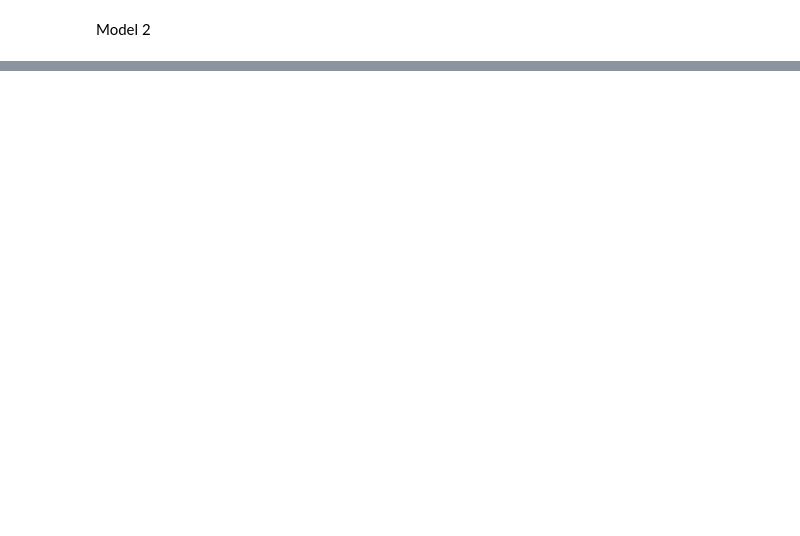
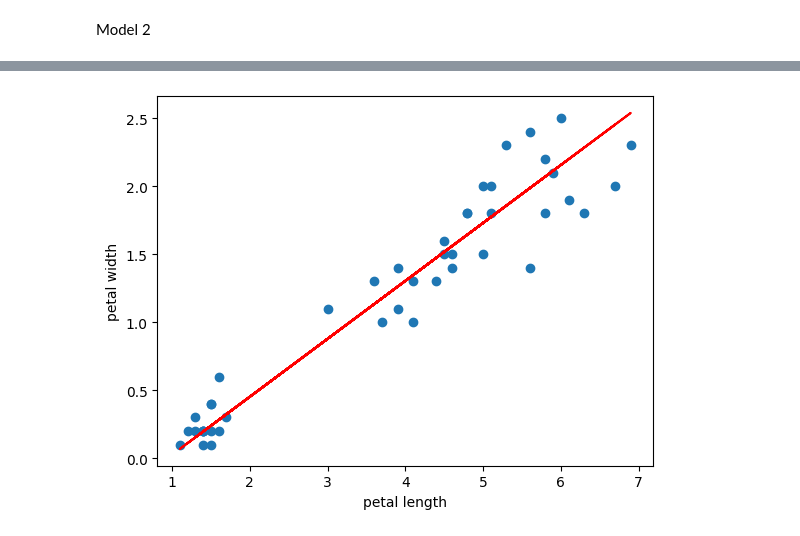
Before and after one commit to asmith283/JUMPlus, a Jupyter notebook: project3/irisDataCleaning.ipynb, the cells around one changed output, grey strips where cells are left out. Drawn from its saved outputs; the diff is of its cells as text; code cells hidden in the pictures; blank space fills up the shorter version.

```diff
--- a/project3/irisDataCleaning.ipynb
+++ b/project3/irisDataCleaning.ipynb
@@ -245,0 +285,15 @@ mean_squared_error(x_test['SepalWidthCm'], x_pred)
+# %%
+#plots for this demonstration
+x = df[['PetalLengthCm']]
+y = df[['PetalWidthCm']]
+#split test and train
+x_train, x_test, y_train, y_test = train_test_split(x,y, test_size=0.30)
+
+lr3 = LinearRegression()
+
+lr3.fit(x_train,y_train)
+#analyzing when in training
+#also to note that predict is doing y = mx+b
+x_train1 = lr3.predict(x_train)
+#analyzing when predicting
+y_pred2 = lr3.predict(x_test)
@@ -245,0 +309,10 @@ mean_squared_error(x_test['SepalWidthCm'], x_pred)
+# %%
+import matplotlib.pyplot as plt
+plt.scatter(x_test, y_test)
+#changes train to test and the new predictions
+plt.plot(x_test, y_pred2,  color='r')
+plt.xlabel('petal length')
+plt.ylabel('petal width')
+plt.show()
+# %% [output]
+[figure, added]
```
Also changed, not shown: parts of 82 cells of this notebook, 2 other files.
